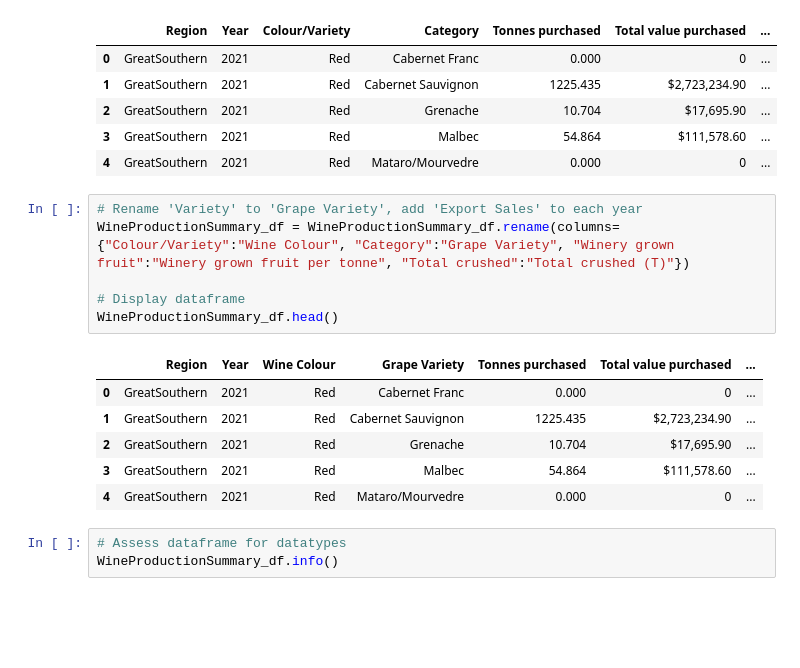
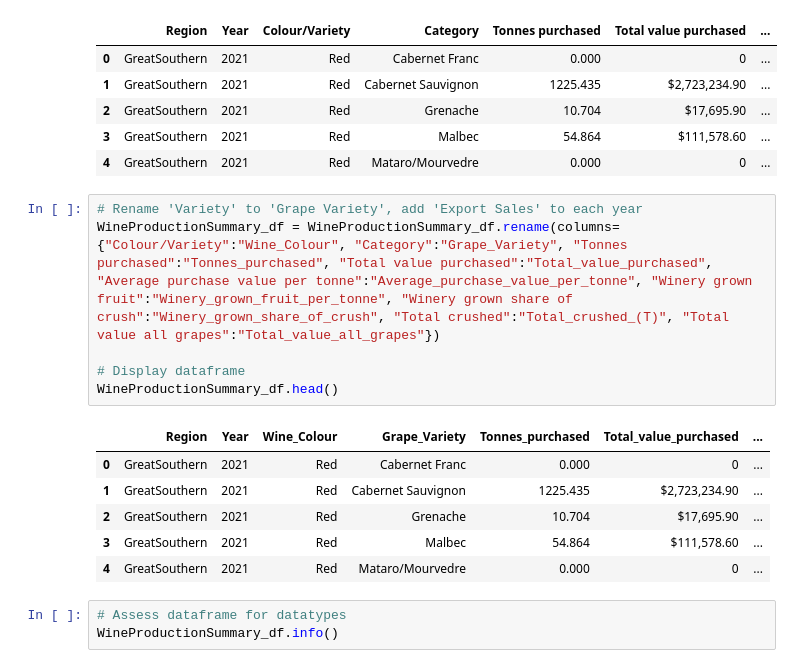
Before and after one commit to CarmenK2/ETL-project, a Jupyter notebook: winery_data.ipynb, the cells around one changed output. Cells and saved outputs as stored; diff of their text form; blank space fills up the shorter version.

```diff
--- a/winery_data.ipynb
+++ b/winery_data.ipynb
@@ -268,12 +268,12 @@ WineProductionSummary_df.head()
 | 4 | GreatSouthern | 2021 | Red | Mataro/Mourvedre | 0.000 | 0 | ... |
 # %%
 # Rename 'Variety' to 'Grape Variety', add 'Export Sales' to each year
-WineProductionSummary_df = WineProductionSummary_df.rename(columns={"Colour/Variety":"Wine Colour", "Category":"Grape Variety", "Winery grown fruit":"Winery grown fruit per tonne", "Total crushed":"Total crushed (T)"})
+WineProductionSummary_df = WineProductionSummary_df.rename(columns={"Colour/Variety":"Wine_Colour", "Category":"Grape_Variety", "Tonnes purchased":"Tonnes_purchased", "Total value purchased":"Total_value_purchased", "Average purchase value per tonne":"Average_purchase_value_per_tonne", "Winery grown fruit":"Winery_grown_fruit_per_tonne", "Winery grown share of crush":"Winery_grown_share_of_crush", "Total crushed":"Total_crushed_(T)", "Total value all grapes":"Total_value_all_grapes"})
 
 # Display dataframe
 WineProductionSummary_df.head()
 # %% [output]
-|  | Region | Year | Wine Colour | Grape Variety | Tonnes purchased | Total value purchased | ... |
+|  | Region | Year | Wine_Colour | Grape_Variety | Tonnes_purchased | Total_value_purchased | ... |
 | 0 | GreatSouthern | 2021 | Red | Cabernet Franc | 0.000 | 0 | ... |
 | 1 | GreatSouthern | 2021 | Red | Cabernet Sauvignon | 1225.435 | $2,723,234.90 | ... |
 | 2 | GreatSouthern | 2021 | Red | Grenache | 10.704 | $17,695.90 | ... |
```
Also changed, not shown: parts of 7 cells of this notebook, 1 other file.
